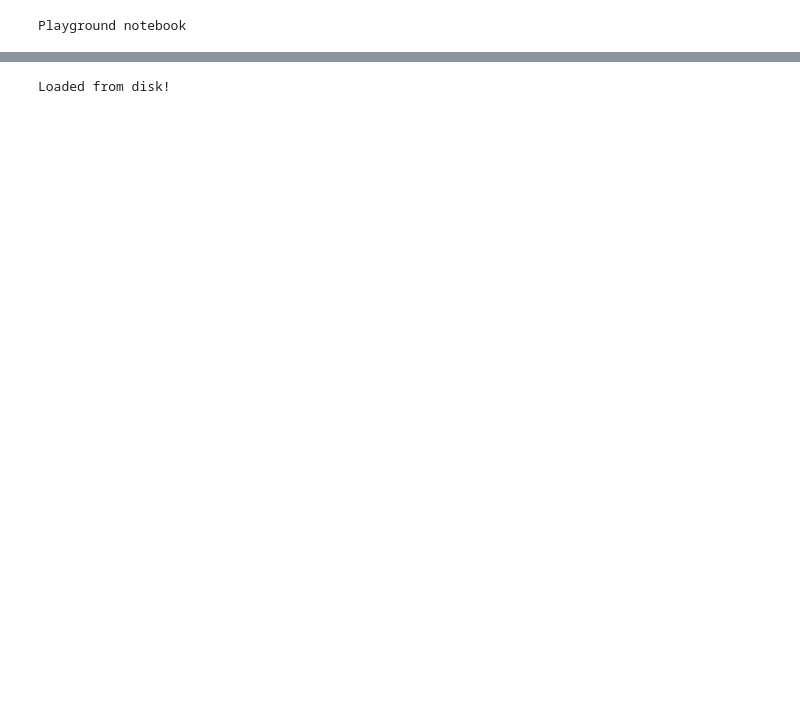
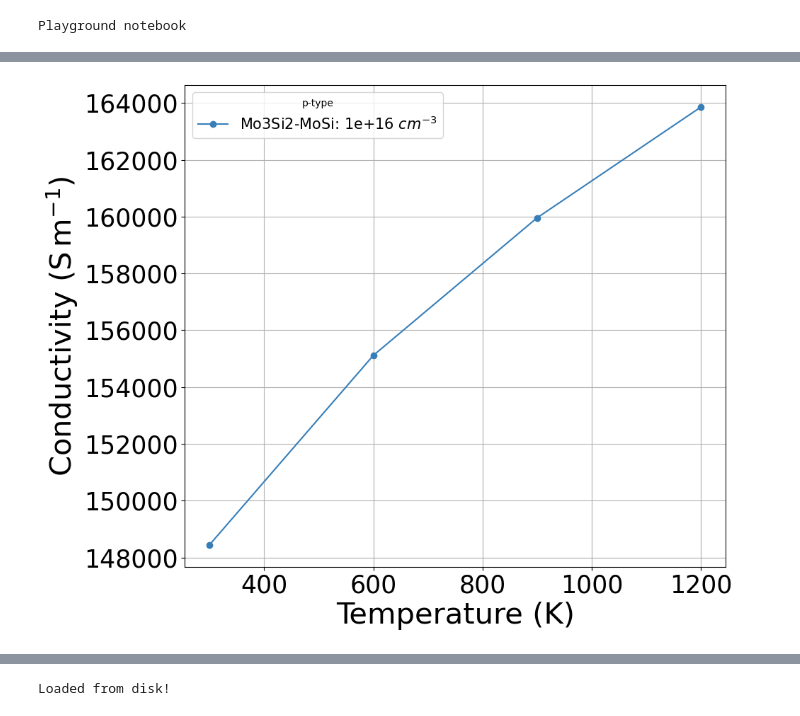
Before and after one commit to everydayanchovies/workshop-physics-and-astronomy-notebooks, a Jupyter notebook: Group3/Playground.ipynb, the cells around one changed output, grey strips where cells are left out. Drawn from its saved outputs; the diff is of its cells as text; code cells hidden in the pictures; blank space fills up the shorter version.

```diff
--- a/Group3/Playground.ipynb
+++ b/Group3/Playground.ipynb
@@ -53,7 +236,7 @@ def gather_element_data(el):
 
     bztTransp.compute_properties_doping(doping=dopings_r)
 
-    bztPlotter = BztPlotter(bztTransp,bztInterp)
+    bztPlotter = MyBztPlotter(bztTransp,bztInterp)
 
     return {
         'data': data,
@@ -77,5 +260,3 @@ for k, v in elements.items():
         element_data[f'{el_name}-{defect_name}'] = el_data
         break
     break
-
-element_data
@@ -81,0 +265,29 @@ element_data
+# %%
+colors = ['#377eb8', '#ff7f00', '#4daf4a',
+           '#f781bf', '#a65628', '#984ea3',
+           '#999999', '#e41a1c', '#dede00']
+
+linestyles = [
+    ('solid', 'solid'),      # Same as (0, ()) or '-'
+     ('dotted', 'dotted'),    # Same as (0, (1, 1)) or ':'
+     ('dashed', 'dashed'),    # Same as '--'
+     ('dashdot', 'dashdot'),  # Same as '-.'
+     ('loosely dotted',        (0, (1, 10))),
+     ('dotted',                (0, (1, 1))),
+     ('densely dotted',        (0, (1, 1))),
+     ('long dash with offset', (5, (10, 3))),
+     ('loosely dashed',        (0, (5, 10))),
+     ('dashed',                (0, (5, 5))),
+     ('densely dashed',        (0, (5, 1))),
+
+     ('loosely dashdotted',    (0, (3, 10, 1, 10))),
+     ('dashdotted',            (0, (3, 5, 1, 5))),
+     ('densely dashdotted',    (0, (3, 1, 1, 1))),
+
+     ('dashdotdotted',         (0, (3, 5, 1, 5, 1, 5))),
+     ('loosely dashdotdotted', (0, (3, 10, 1, 10, 1, 10))),
+     ('densely dashdotdotted', (0, (3, 1, 1, 1, 1, 1)))]
+
+markers = ['o', 'v', 's',
+          'X', 'd', '*',
+          '2', 'x', 'P']
@@ -81,0 +296,4 @@ element_data
+# %%
+ax = plt.figure(figsize=(10, 8))
+for i, k in enumerate(element_data.keys()):
+    ax = element_data[k]['plotter'].plot_props('S','mu','temp',temps=temps[0:1],ax=ax,label=k,marker=markers[i],markevery=150,color=colors[i],linestyle=linestyles[i][1])
@@ -81,0 +304,4 @@ element_data
+# %%
+ax = plt.figure(figsize=(10, 8))
+for i, k in enumerate(element_data.keys()):
+    ax = element_data[k]['plotter'].plot_props('C','doping','temp',temps=temps[0:1],ax=ax,label=k,marker=markers[i],markevery=150,color=colors[i],linestyle=linestyles[i][1])
@@ -81,0 +310,6 @@ element_data
+# %%
+ax = plt.figure(figsize=(10, 8))
+for i, k in enumerate(element_data.keys()):
+    ax = element_data[k]['plotter'].plot_props('C','temp','doping',doping=dopings_arr[:1], dop_type=doping_type,ax=ax,label=k,marker=markers[i],markevery=1,color=colors[i],linestyle=linestyles[i][1])
+# %% [output]
+[figure, added]
```
Also changed, not shown: parts of 19 cells of this notebook.
